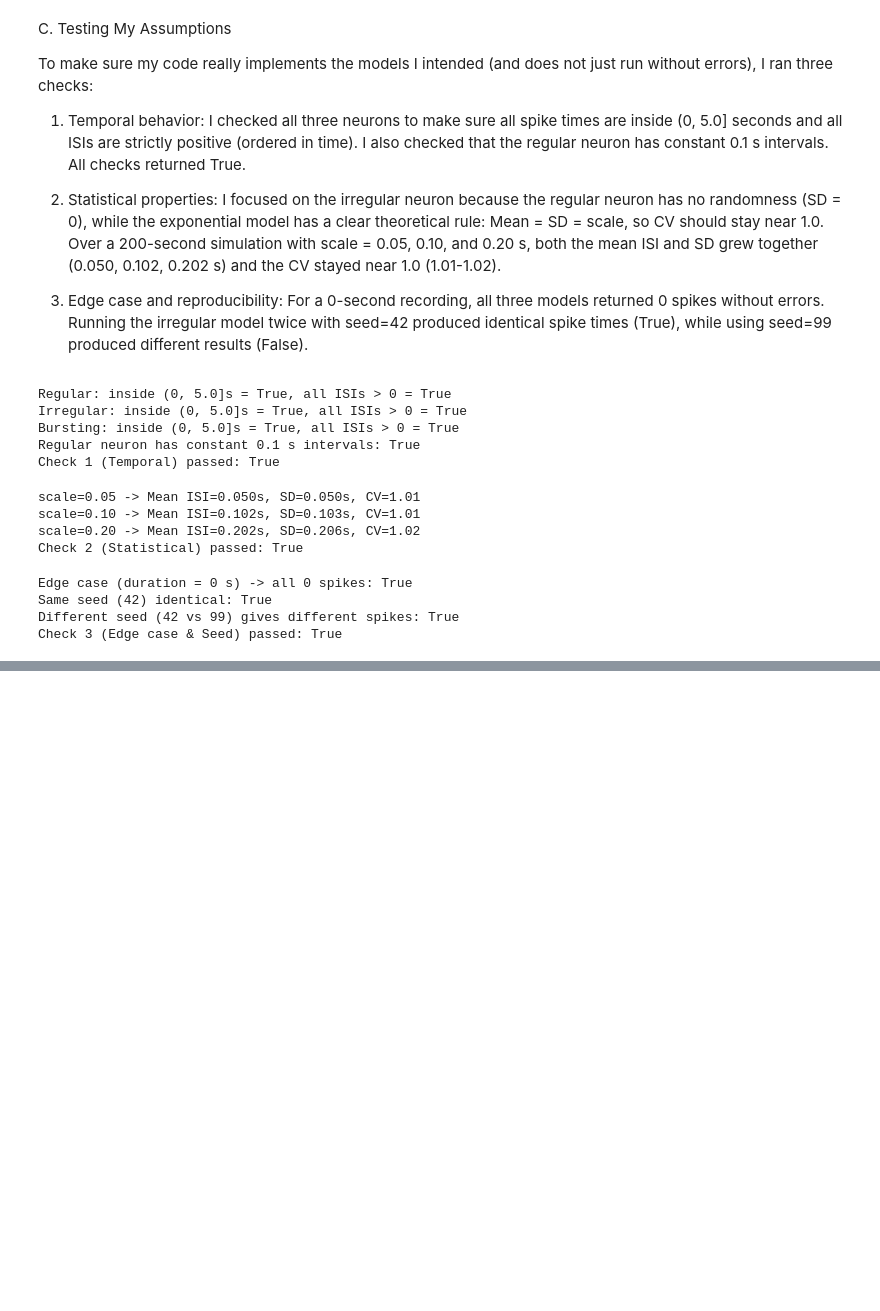
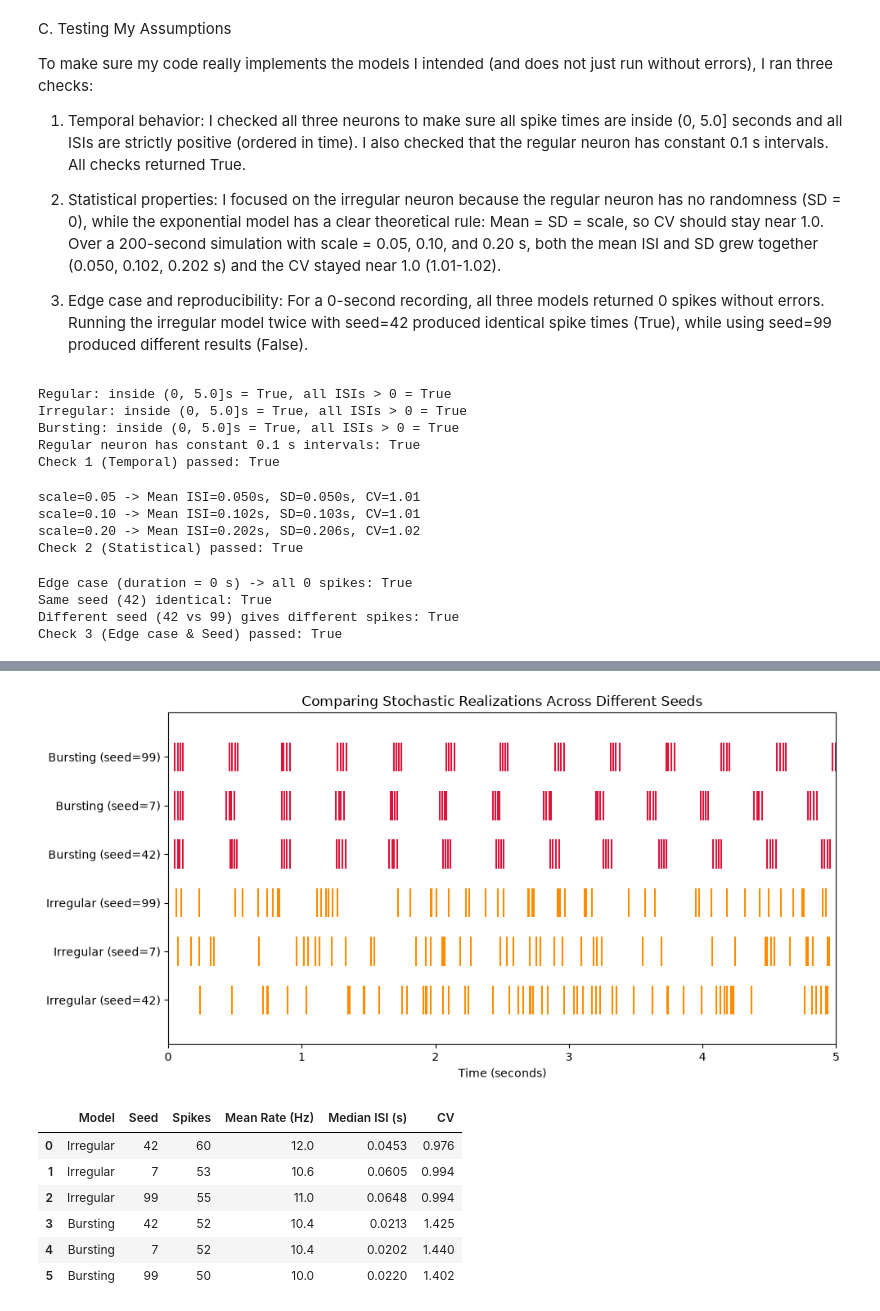
Before and after one commit to noyNosrati/MiniProject_python_1, a Jupyter notebook: Q1_neural_spikes.ipynb, the cells around one changed output, grey strips where cells are left out. Saved outputs shown, nothing was run; the diff lists cells and outputs as text; code cells hidden in the pictures; blank space fills up the shorter version.

```diff
--- a/Q1_neural_spikes.ipynb
+++ b/Q1_neural_spikes.ipynb
@@ -296,0 +313,55 @@ Check 3 (Edge case & Seed) passed: True
+# %%
+# D. Investigate new realizations (seeds 42, 7, 99) for the two stochastic models
+seeds = [42, 7, 99]
+irr_runs = [run_irregular(5.0, scale=0.1, seed=s) for s in seeds]
+burst_runs = [run_bursting(5.0, seed=s) for s in seeds]
+
+# Plot all 6 realizations in one raster plot to compare variation across runs
+fig, ax = plt.subplots(figsize=(10, 5))
+
+all_runs = irr_runs + burst_runs
+colors = ["darkorange"] * 3 + ["crimson"] * 3
+labels = [f"Irregular (seed={s})" for s in seeds] + [f"Bursting (seed={s})" for s in seeds]
+
+ax.eventplot(
+    all_runs,
+    lineoffsets=list(range(6)),  # Place each realization on its own row (0 to 5)
+    linelengths=0.6,             # Height of each vertical spike line
+    colors=colors,
+)
+
+ax.set_yticks(list(range(6)))
+ax.set_yticklabels(labels)
+ax.set_xlim(0, 5.0)
+ax.set_xlabel("Time (seconds)")
+ax.set_title("Comparing Stochastic Realizations Across Different Seeds")
+
+plt.tight_layout()  # Adjust spacing so labels do not get cut off
+plt.savefig("figures/q1_realizations.png", dpi=150)  # Save image for submission
+plt.show()
+
+# Build a summary table to check which statistics stay stable across realizations
+rows = []
+for model_name, runs in [("Irregular", irr_runs), ("Bursting", burst_runs)]:
+    for s, sp in zip(seeds, runs):
+        isis = np.diff(sp)
+        rows.append({
+            "Model": model_name,
+            "Seed": s,
+            "Spikes": len(sp),
+            "Mean Rate (Hz)": round(len(sp) / 5.0, 2),
+            "Median ISI (s)": round(np.median(isis), 4),
+            "CV": round(np.std(isis) / np.mean(isis), 3),
+        })
+
+realizations_df = pd.DataFrame(rows)
+realizations_df
+# %% [output]
+[figure, added]
+|  | Model | Seed | Spikes | Mean Rate (Hz) | Median ISI (s) | CV |
+| 0 | Irregular | 42 | 60 | 12.0 | 0.0453 | 0.976 |
+| 1 | Irregular | 7 | 53 | 10.6 | 0.0605 | 0.994 |
+| 2 | Irregular | 99 | 55 | 11.0 | 0.0648 | 0.994 |
+| 3 | Bursting | 42 | 52 | 10.4 | 0.0213 | 1.425 |
+| 4 | Bursting | 7 | 52 | 10.4 | 0.0202 | 1.440 |
+| 5 | Bursting | 99 | 50 | 10.0 | 0.0220 | 1.402 |
```
Also changed, not shown: parts of 2 cells of this notebook, 2 other files.
